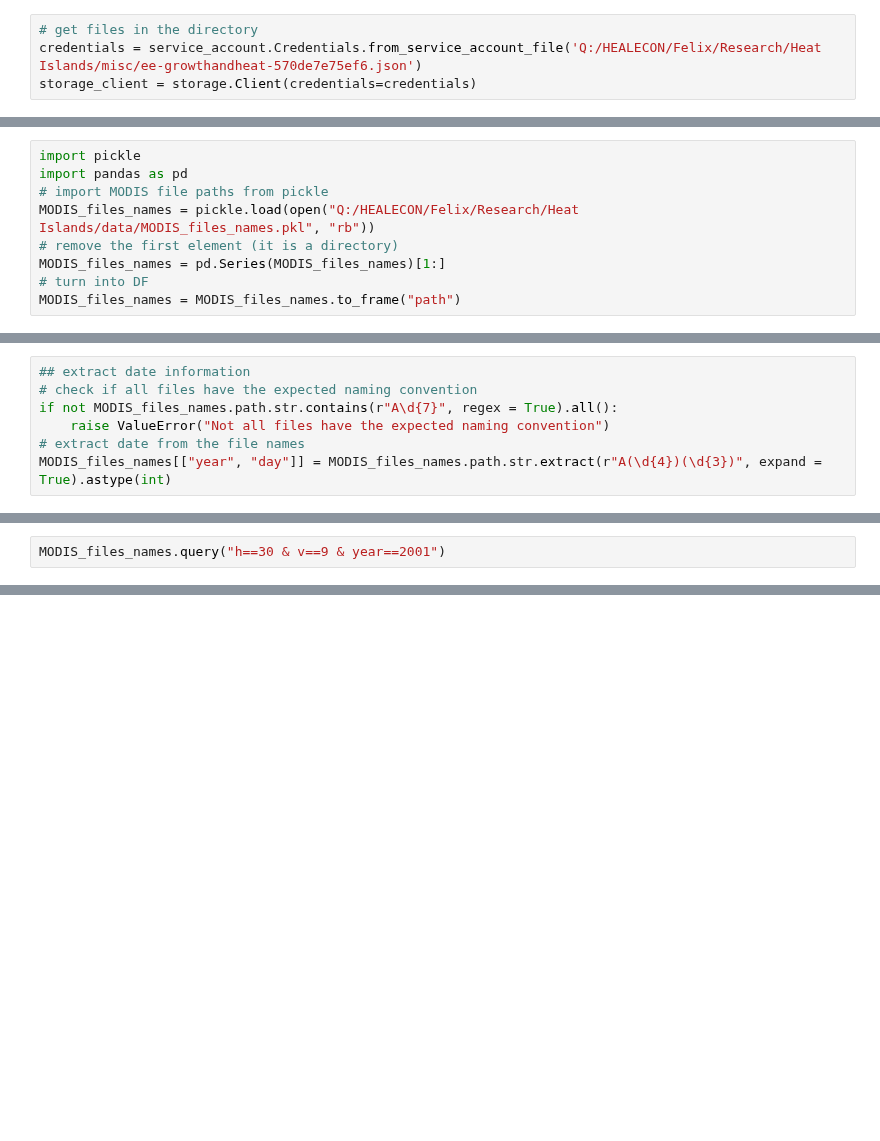
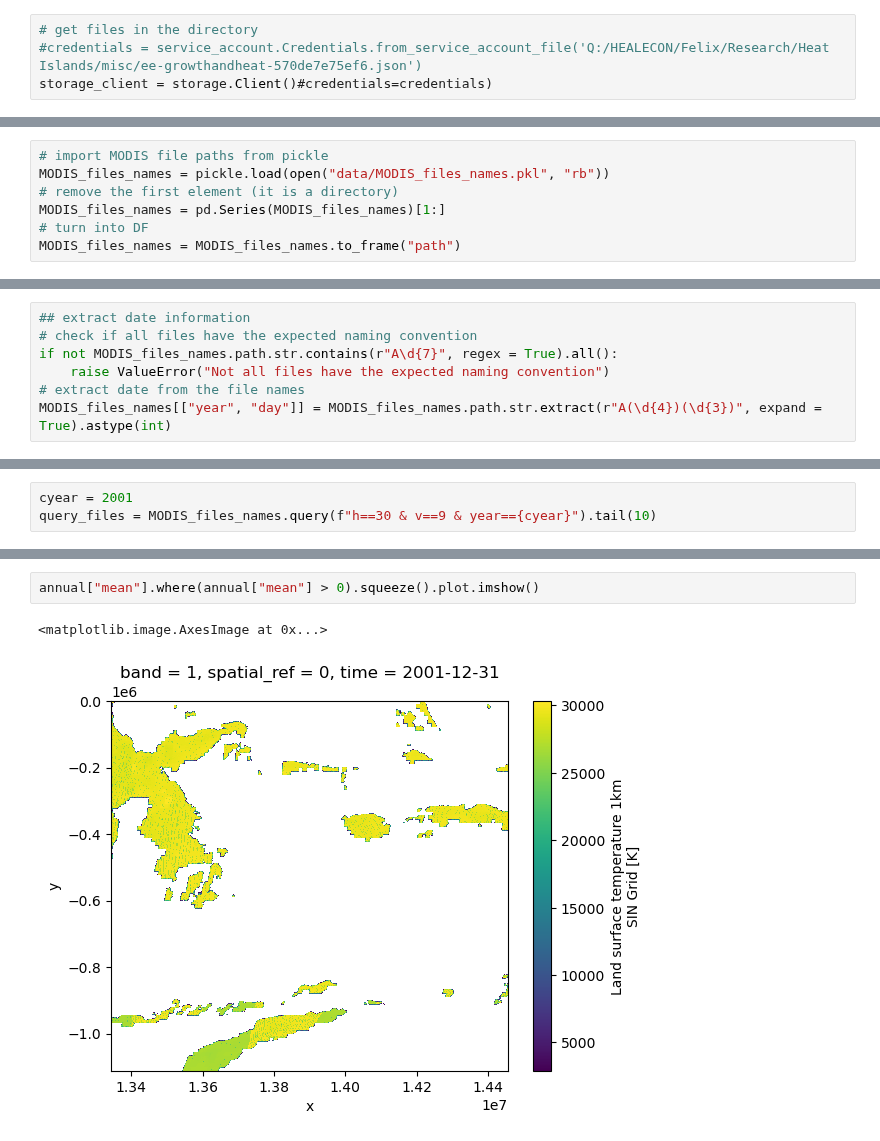
Before and after one commit to felixschulz385/growth-and-temperature, a Jupyter notebook: code/experiments/grid.ipynb, the cells around one changed output, grey strips where cells are left out. Cells and saved outputs as stored; diff of their text form; blank space fills up the shorter version.

```diff
--- a/code/experiments/grid.ipynb
+++ b/code/experiments/grid.ipynb
@@ -526,8 +680,8 @@ from google.cloud import storage
 from google.oauth2 import service_account
 # %%
 # get files in the directory
-credentials = service_account.Credentials.from_service_account_file('Q:/HEALECON/Felix/Research/Heat Islands/misc/ee-growthandheat-570de7e75ef6.json')
-storage_client = storage.Client(credentials=credentials)
+#credentials = service_account.Credentials.from_service_account_file('Q:/HEALECON/Felix/Research/Heat Islands/misc/ee-growthandheat-570de7e75ef6.json')
+storage_client = storage.Client()#credentials=credentials)
 # %%
 # blobs = storage_client.list_blobs("growthandheat", prefix="glass/LST/MODIS/Daily/1KM/")
 # MODIS_files = list(blobs)
@@ -538,8 +698,6 @@ storage_client = storage.Client(credentials=credentials)
 # %%
-import pickle
-import pandas as pd
 # import MODIS file paths from pickle
-MODIS_files_names = pickle.load(open("Q:/HEALECON/Felix/Research/Heat Islands/data/MODIS_files_names.pkl", "rb"))
+MODIS_files_names = pickle.load(open("data/MODIS_files_names.pkl", "rb"))
 # remove the first element (it is a directory)
 MODIS_files_names = pd.Series(MODIS_files_names)[1:]
 # turn into DF
@@ -639,2 +719,3 @@ RasterioIOError: HTTP response code: 403
 # %%
-MODIS_files_names.query("h==30 & v==9 & year==2001")
+cyear = 2001
+query_files = MODIS_files_names.query(f"h==30 & v==9 & year=={cyear}").tail(10)
@@ -654,0 +788,5 @@ MODIS_files_names.query("h==30 & v==9 & year==2001")
+# %%
+annual["mean"].where(annual["mean"] > 0).squeeze().plot.imshow()
+# %% [output]
+<matplotlib.image.AxesImage at 0x...>
+[figure, added]
```
Also changed, not shown: parts of 29 cells of this notebook, 14 other files.
